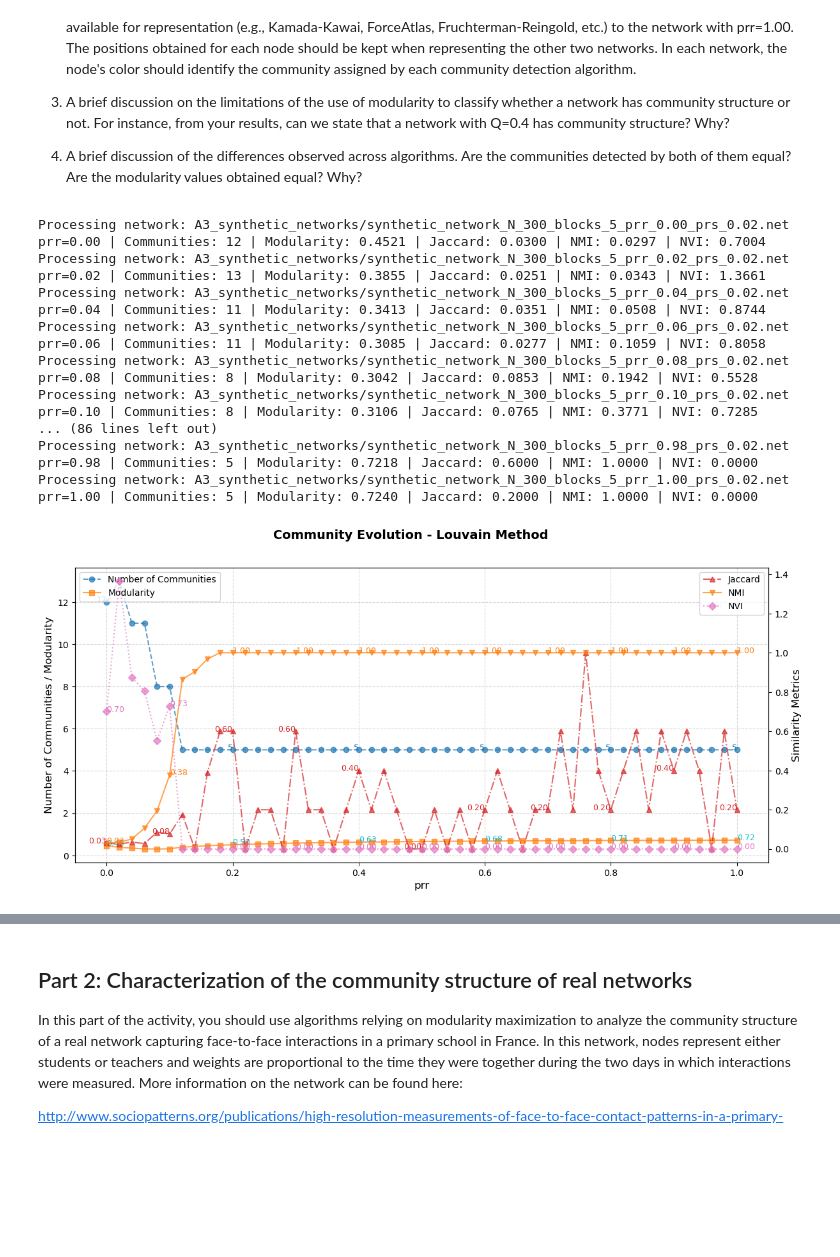
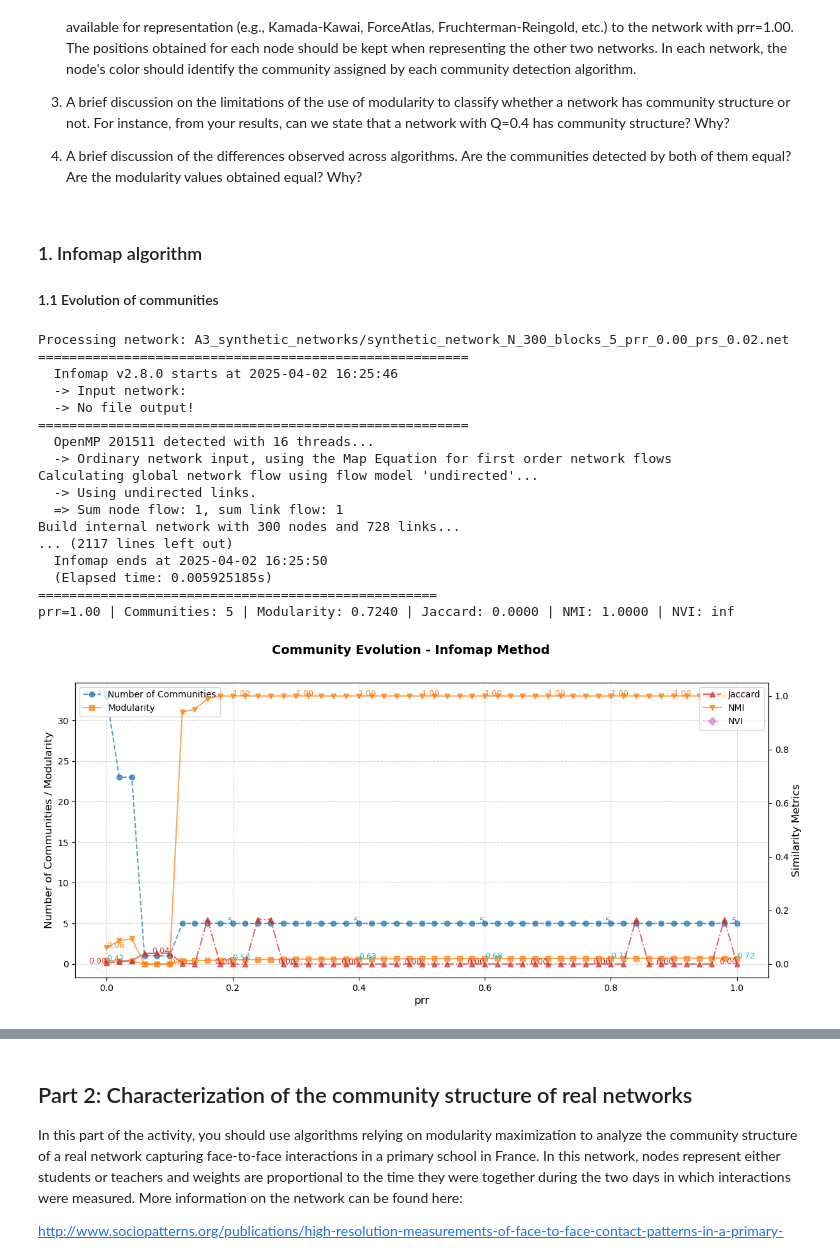
Before and after one commit to imiguelrodriguez/A2_ComplexNetworks, a Jupyter notebook: community_detection.ipynb, the cells around one changed output, grey strips where cells are left out. Cells and saved outputs as stored; diff of their text form; code cells hidden in the pictures; blank space fills up the shorter version.

```diff
--- a/community_detection.ipynb
+++ b/community_detection.ipynb
@@ -24,28 +24,32 @@ The report must include:
 3. A brief discussion on the limitations of the use of modularity to classify whether a network has community structure or not. For instance, from your results, can we state that a network with Q=0.4 has community structure? Why?
 
 4. A brief discussion of the differences observed across algorithms. Are the communities detected by both of them equal? Are the modularity values obtained equal? Why?
+# %% [markdown]
+### 1. Infomap algorithm
+
+#### 1.1 Evolution of communities
 # %%
-from utils import analyze_network_evolution, plot_results
+from utils import analyze_network_evolution, plot_results, visualize_communities
 
-method = "louvain"
+method = "infomap"
 results = analyze_network_evolution(method)
 plot_results(results, method)
 # %% [output]
 Processing network: A3_synthetic_networks/synthetic_network_N_300_blocks_5_prr_0.00_prs_0.02.net
-prr=0.00 | Communities: 12 | Modularity: 0.4521 | Jaccard: 0.0300 | NMI: 0.0297 | NVI: 0.7004
-Processing network: A3_synthetic_networks/synthetic_network_N_300_blocks_5_prr_0.02_prs_0.02.net
-prr=0.02 | Communities: 13 | Modularity: 0.3855 | Jaccard: 0.0251 | NMI: 0.0343 | NVI: 1.3661
-Processing network: A3_synthetic_networks/synthetic_network_N_300_blocks_5_prr_0.04_prs_0.02.net
-prr=0.04 | Communities: 11 | Modularity: 0.3413 | Jaccard: 0.0351 | NMI: 0.0508 | NVI: 0.8744
-Processing network: A3_synthetic_networks/synthetic_network_N_300_blocks_5_prr_0.06_prs_0.02.net
-prr=0.06 | Communities: 11 | Modularity: 0.3085 | Jaccard: 0.0277 | NMI: 0.1059 | NVI: 0.8058
-Processing network: A3_synthetic_networks/synthetic_network_N_300_blocks_5_prr_0.08_prs_0.02.net
-prr=0.08 | Communities: 8 | Modularity: 0.3042 | Jaccard: 0.0853 | NMI: 0.1942 | NVI: 0.5528
-Processing network: A3_synthetic_networks/synthetic_network_N_300_blocks_5_prr_0.10_prs_0.02.net
-prr=0.10 | Communities: 8 | Modularity: 0.3106 | Jaccard: 0.0765 | NMI: 0.3771 | NVI: 0.7285
-... (86 lines left out)
-Processing network: A3_synthetic_networks/synthetic_network_N_300_blocks_5_prr_0.98_prs_0.02.net
-prr=0.98 | Communities: 5 | Modularity: 0.7218 | Jaccard: 0.6000 | NMI: 1.0000 | NVI: 0.0000
-Processing network: A3_synthetic_networks/synthetic_network_N_300_blocks_5_prr_1.00_prs_0.02.net
-prr=1.00 | Communities: 5 | Modularity: 0.7240 | Jaccard: 0.2000 | NMI: 1.0000 | NVI: 0.0000
+=======================================================
+  Infomap v2.8.0 starts at 2025-04-02 16:25:46
+  -> Input network:
+  -> No file output!
+=======================================================
+  OpenMP 201511 detected with 16 threads...
+  -> Ordinary network input, using the Map Equation for first order network flows
+Calculating global network flow using flow model 'undirected'...
+  -> Using undirected links.
+  => Sum node flow: 1, sum link flow: 1
+Build internal network with 300 nodes and 728 links...
+... (2117 lines left out)
+  Infomap ends at 2025-04-02 16:25:50
+  (Elapsed time: 0.005925185s)
+===================================================
+prr=1.00 | Communities: 5 | Modularity: 0.7240 | Jaccard: 0.0000 | NMI: 1.0000 | NVI: inf
-[figure, old version]
+[figure, new version]
```
Also changed, not shown: parts of 8 cells of this notebook, 1 other file.
